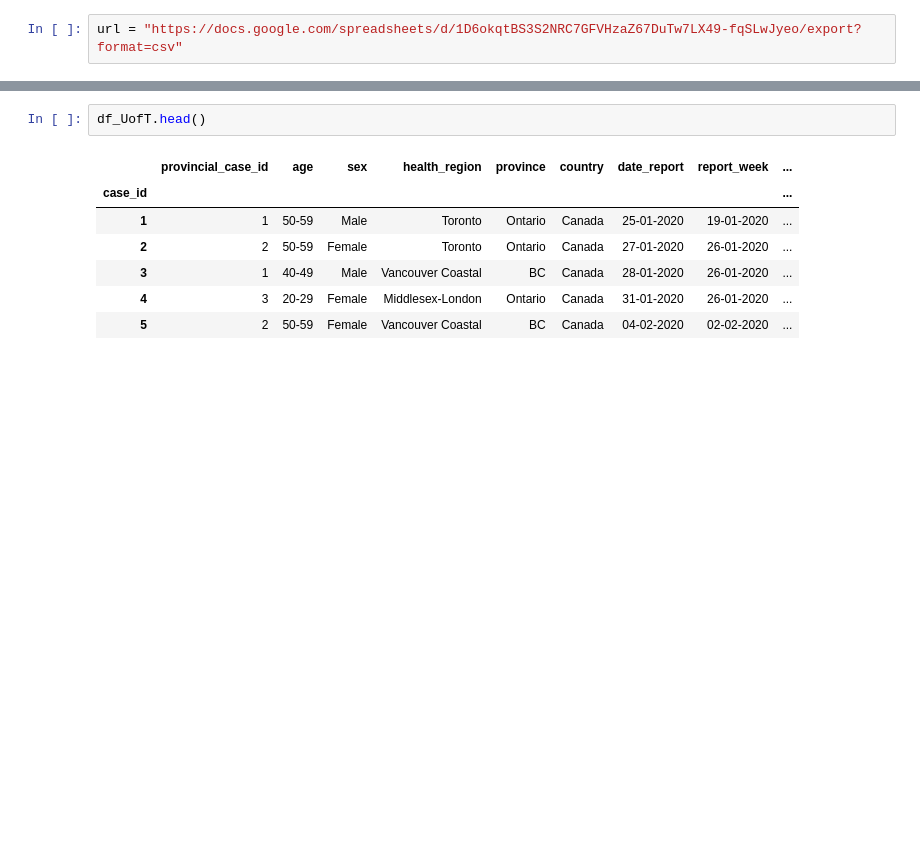
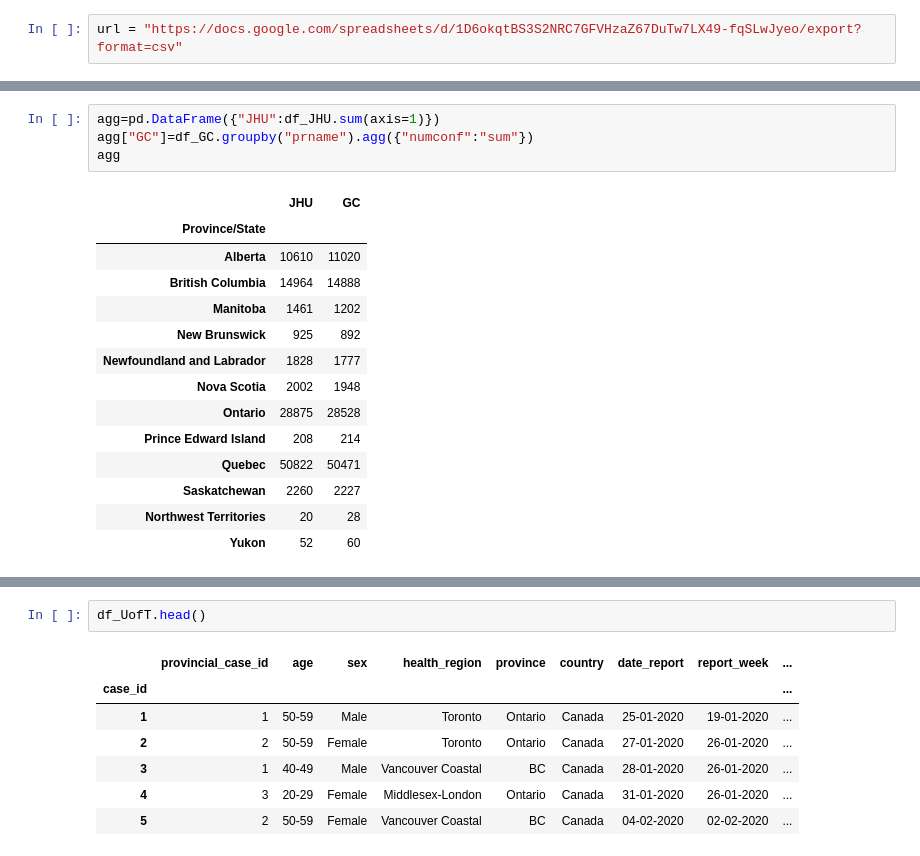
Before and after one commit to nickbent/covid-quebec-ontario, a Jupyter notebook: notebooks/Graphing Canada.ipynb, the cells around one changed output, grey strips where cells are left out. Saved outputs shown, nothing was run; the diff lists cells and outputs as text; blank space fills up the shorter version.

```diff
--- a/notebooks/Graphing Canada.ipynb
+++ b/notebooks/Graphing Canada.ipynb
@@ -21,0 +28,19 @@ NameError: name 'df_JHU_data' is not defined
+# %%
+agg=pd.DataFrame({"JHU":df_JHU.sum(axis=1)})
+agg["GC"]=df_GC.groupby("prname").agg({"numconf":"sum"})
+agg
+# %% [output]
+|  | JHU | GC |
+| Province/State |  |  |
+| Alberta | 10610 | 11020 |
+| British Columbia | 14964 | 14888 |
+| Manitoba | 1461 | 1202 |
+| New Brunswick | 925 | 892 |
+| Newfoundland and Labrador | 1828 | 1777 |
+| Nova Scotia | 2002 | 1948 |
+| Ontario | 28875 | 28528 |
+| Prince Edward Island | 208 | 214 |
+| Quebec | 50822 | 50471 |
+| Saskatchewan | 2260 | 2227 |
+| Northwest Territories | 20 | 28 |
+| Yukon | 52 | 60 |
```
Also changed, not shown: parts of 5 cells of this notebook, 1 other file.
